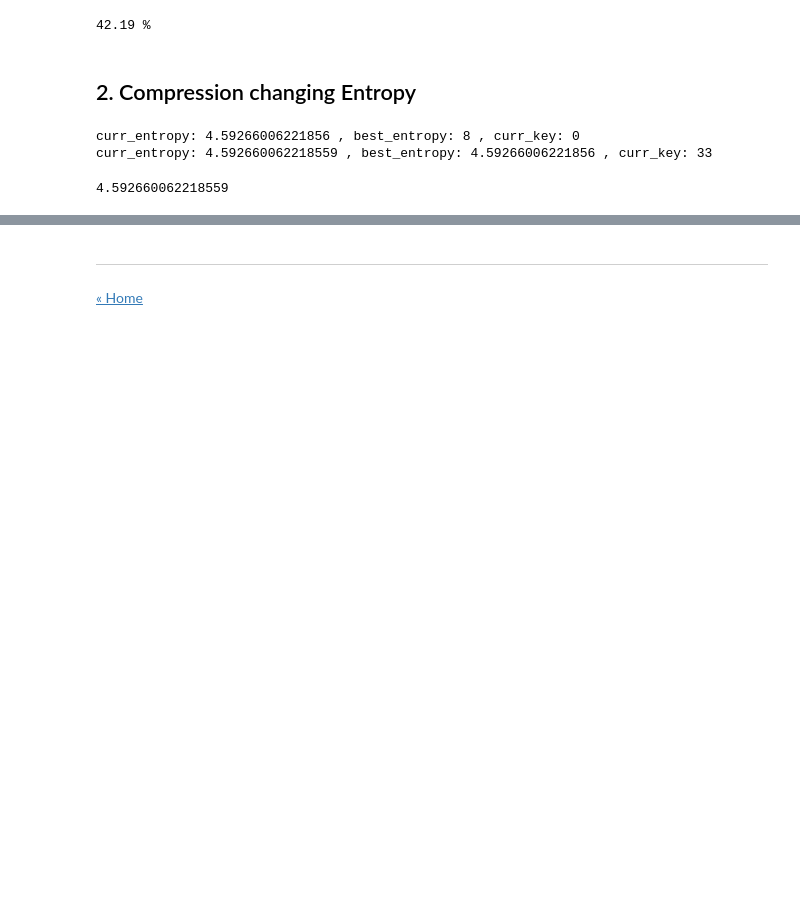
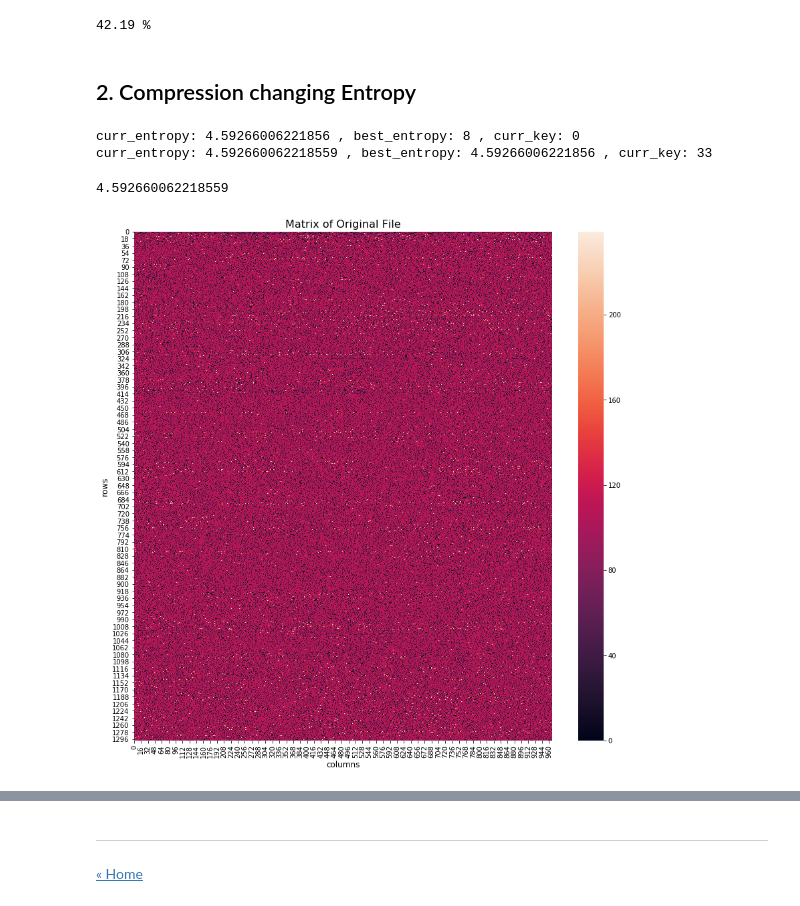
Before and after one commit to ansegura7/DataCompression, a Jupyter notebook: code/CompressionAndEntropy.ipynb, the cells around one changed output, grey strips where cells are left out. Saved outputs shown, nothing was run; the diff lists cells and outputs as text; code cells hidden in the pictures; blank space fills up the shorter version.

Commit message:
Compression And Entropy
Showing file matrix (origina and low entropy setup).

```diff
--- a/code/CompressionAndEntropy.ipynb
+++ b/code/CompressionAndEntropy.ipynb
@@ -185,8 +194,9 @@ best_byte_list, best_entropy, best_key = find_low_entropy(text_byte_list)
 # %% [output]
 curr_entropy: 4.59266006221856 , best_entropy: 8 , curr_key: 0
 curr_entropy: 4.592660062218559 , best_entropy: 4.59266006221856 , curr_key: 33
-# %%
-best_entropy
-# %% [output]
-4.592660062218559
+# %%
+# Show best entropy setup
+best_entropy
+# %% [output]
+4.592660062218559
 # %%
@@ -195,3 +205,33 @@ file_path = file_path.replace('.txt', '-new.txt')
 with open(file_path, 'w+b') as f:
     binary_format = bytearray(best_byte_list)
     f.write(binary_format)
+# %%
+# Function - Create byte matrix
+def create_byte_matrix(byte_list, row_len, col_len):
+    matrix = np.zeros((row_len, col_len))
+    data = np.array(byte_list)
+
+    # Save bytes into matrix
+    for i in range(0, len(data)):
+        ix_row = int(i / col_len)
+        ix_col = i % col_len
+        matrix[ix_row][ix_col] = data[i]
+
+    return matrix;
+# %%
+# Function - Plot image in binary file
+def plot_byte_metrix(matrix, plt_title):
+    fig, ax = plt.subplots(figsize = (14, 14))
+    sns.heatmap(matrix, ax = ax)
+    ax.set_title(plt_title, fontsize = 16)
+    ax.set_xlabel('columns', fontsize = 12)
+    ax.set_ylabel('rows', fontsize = 12)
+    plt.show()
+# %%
+# Create and plot original matrix
+row_len = 1300
+col_len = 967
+ori_matrix = create_byte_matrix(text_byte_list, row_len, col_len)
+plot_byte_metrix(ori_matrix, 'Matrix of Original File')
+# %% [output]
+[figure, added]
```
Also changed, not shown: parts of 10 cells of this notebook, 1 other file.
